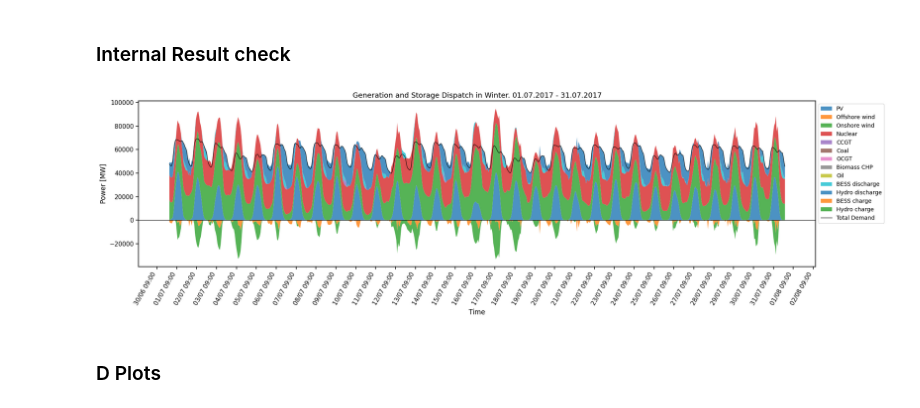
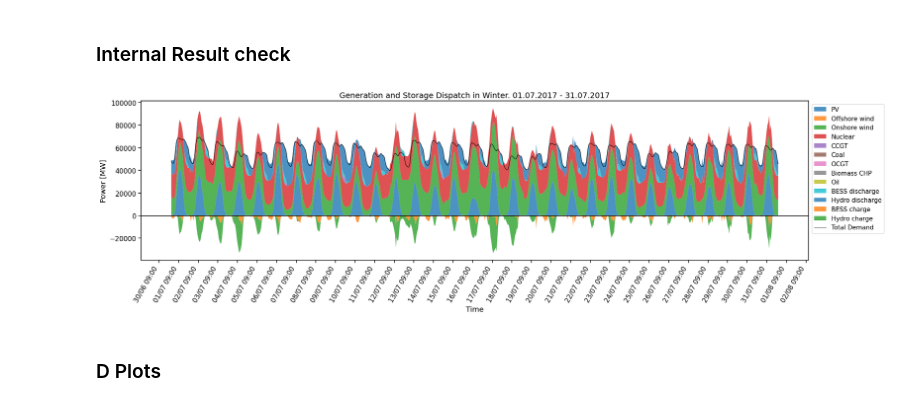
Before and after one commit to martinsiitam/ieg-spring-2026, a Jupyter notebook: oscar/projectv1.ipynb, the cells around one changed output. Cells and saved outputs as stored; diff of their text form; code cells hidden in the pictures.

```diff
--- a/oscar/projectv1.ipynb
+++ b/oscar/projectv1.ipynb
@@ -406,12 +406,12 @@ obj: 148928 rows, 70089 columns, 275965 nonzeros
 # Global style for paper figures
 # -----------------------------
 plt.rcParams.update({
-    "font.size": 14,
-    "axes.titlesize": 13,
-    "axes.labelsize": 12,
-    "xtick.labelsize": 11,
-    "ytick.labelsize": 11,
-    "legend.fontsize": 10,
+    "font.size": 16,
+    "axes.titlesize": 14,
+    "axes.labelsize": 13,
+    "xtick.labelsize": 12,
+    "ytick.labelsize": 12,
+    "legend.fontsize": 11,
     "axes.linewidth": 1.2,
     "xtick.major.width": 1.1,
     "ytick.major.width": 1.1,
@@ -1522,7 +1522,7 @@ storage_charge_plot.index = pd.to_datetime(storage_charge_plot.index)
 # -----------------------------
 # Plot
 # -----------------------------
-fig, ax = plt.subplots(figsize=(5.4, 4.6))
+fig, ax = plt.subplots(figsize=(6.2, 6.2))
 x = dispatch_plot.index
 
 # Positive stack: generators
@@ -2706,7 +2706,33 @@ obj: 946107 rows, 446788 columns, 1827015 nonzeros
 # %%
 start_date = pd.Timestamp(f"{capacity_factor_year}-07-01 00:00:00")
 end_date   = pd.Timestamp(f"{capacity_factor_year}-07-31 23:00:00")
+tech_colors = {
+    # Core technologies
+    "PV": "#E7B800",
+    "Onshore wind": "#407E2D",
+    "Offshore wind": "#A00078",
+    "Biomass CHP": "#8C564B",
+    "CCGT": "#553375",
+    "OCGT": "#851B35",
+    "Coal": "#7E8083",
+    "Oil": "#272727",
 
+    # Storage (standardized naming)
+    "BESS": "#E6810E",
+    "Battery": "#E6810E",              # fallback if appears
+    "BESS discharge": "#E6810E",
+    "BESS charge": "#E6810E",
+    "Battery discharge": "#E6810E",
+    "Battery charge": "#E6810E",
+
+    # Other generation
+    "Hydro": "#3C78D8",                # adjusted to fit palette better
+    "Nuclear": "#790C0C",
+
+    # System variables
+    "Demand": "#000000",
+    "Net import": "#000000",
+}
 # ----------------------------
 # GENERATORS
 # ----------------------------
@@ -2793,33 +2819,33 @@ for col in storage_charge_plot.columns:
 # Demand line
 ax.plot(
     demand_plot.index,
     demand_plot.to_numpy(),
     linewidth=0.8,
     color="black",
     label="Total Demand"
 )
 
 ax.xaxis.set_major_locator(mdates.HourLocator(interval=24))
 ax.xaxis.set_major_formatter(mdates.DateFormatter("%d/%m %H:%M"))
 plt.setp(ax.get_xticklabels(), rotation=60, ha="right")
 
 ax.axhline(0, color="black", linewidth=0.8)
 
 ax.set_ylabel("Power [MW]")
 ax.set_xlabel("Time")
 
 if capacity_factor_year is not None:
     ax.set_title(
         f"Generation and Storage Dispatch in Winter. "
         f"{start_date.strftime('%d.%m.%Y')} - {end_date.strftime('%d.%m.%Y')}"
     )
 else:
     ax.set_title("Generation and Storage Dispatch in Winter. Capacity Factors 10 year average 2007 - 2017.")
 
 ax.legend(loc="upper left", bbox_to_anchor=(1, 1))
 plt.tight_layout()
 plt.show()
 # %% [output]
-[figure, old version]
+[figure, new version]
 # %% [markdown]
 ### D Plots
```
Also changed, not shown: parts of 19 cells of this notebook.
